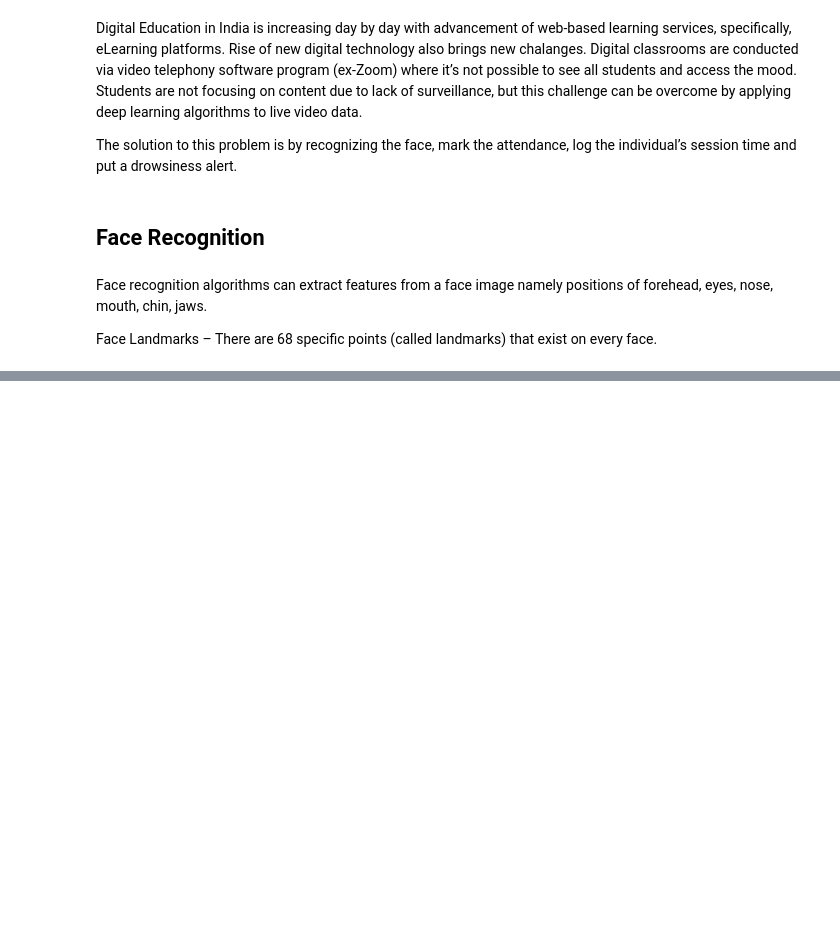
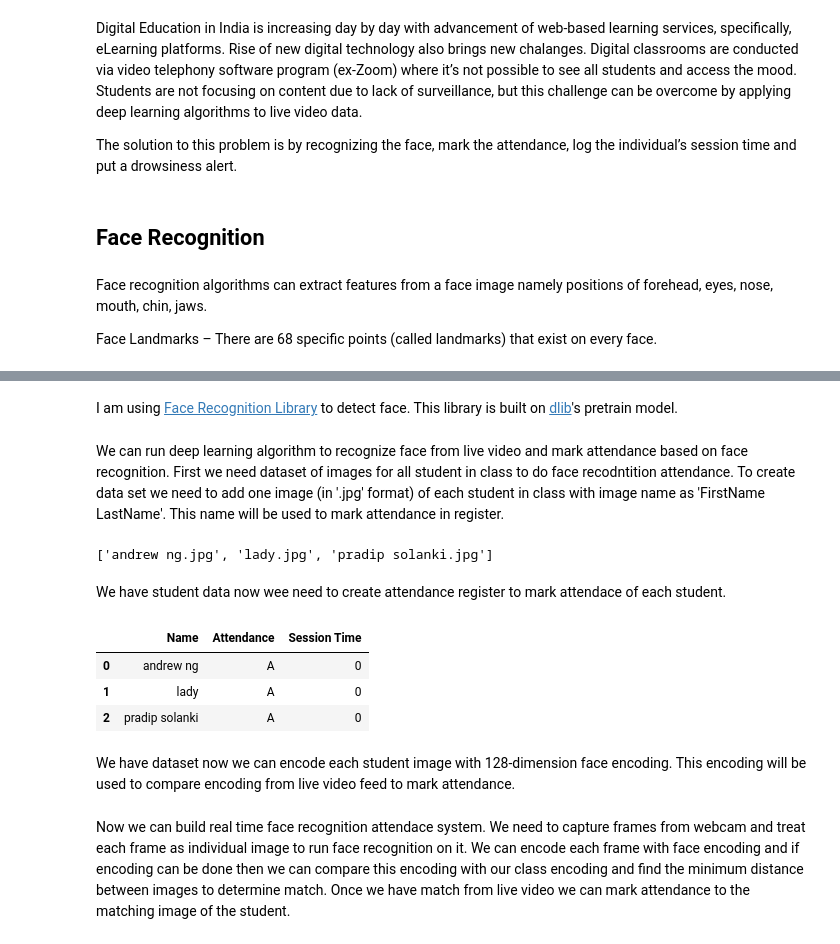
Before and after one commit to Pradip240/Face-recognition-Drowsiness-detection, a Jupyter notebook: face_recognition_and_drowsiness_detection/face_recognition_file.ipynb, the cells around one changed output, grey strips where cells are left out. Drawn from its saved outputs; the diff is of its cells as text; code cells hidden in the pictures; blank space fills up the shorter version.

```diff
--- a/face_recognition_and_drowsiness_detection/face_recognition_file.ipynb
+++ b/face_recognition_and_drowsiness_detection/face_recognition_file.ipynb
@@ -126,0 +16,2 @@ while(camera.isOpened()):
+# %% [markdown]
+I am using [Face Recognition Library](https://github.com/ageitgey/face_recognition) to detect face. This library is built on [dlib](http://dlib.net/)'s pretrain model.
@@ -126,0 +27,34 @@ while(camera.isOpened()):
+# %% [markdown]
+We can run deep learning algorithm to recognize face from live video and mark attendance based on face recognition.
+First we need dataset of images for all student in class to do face recodntition attendance. To create data set we need to add one image (in '.jpg' format) of each student in class with image name as 'FirstName LastName'. This name will be used to mark attendance in register.
+# %%
+# check the dataset
+image_path = '../images/'
+student_list = os.listdir(image_path)
+print(student_list)
+# %% [output]
+['andrew ng.jpg', 'lady.jpg', 'pradip solanki.jpg']
+# %% [markdown]
+We have student data now wee need to create attendance register to mark attendace of each student.
+# %%
+# create dataframe to keep track of attendace
+attendance_register = pd.DataFrame()
+# add name of each student from image name
+attendance_register['image_name'] = student_list
+# get name of students by removing last 4 character from image name ('.jpg')
+attendance_register['Name'] = attendance_register['image_name'].apply(lambda x: x[:-4])
+# initially mark every student as absent
+attendance_register['Attendance'] = 'A'
+# record session time for each student
+attendance_register['Session Time'] = 0
+# remove unwanted column
+attendance_register.drop(columns=['image_name'],inplace=True)
+# check the register
+attendance_register
+# %% [output]
+|  | Name | Attendance | Session Time |
+| 0 | andrew ng | A | 0 |
+| 1 | lady | A | 0 |
+| 2 | pradip solanki | A | 0 |
+# %% [markdown]
+We have dataset now we can encode each student image with 128-dimension face encoding. This encoding will be used to compare encoding from live video feed to mark attendance.
@@ -126,0 +71,2 @@ while(camera.isOpened()):
+# %% [markdown]
+Now we can build real time face recognition attendace system. We need to capture frames from webcam and treat each frame as individual image to run face recognition on it. We can encode each frame with face encoding and if encoding can be done then we can compare this encoding with our class encoding and find the minimum distance between images to determine match. Once we have match from live video we can mark attendance to the matching image of the student.
```
Also changed, not shown: parts of 34 cells of this notebook, 5 other files.
